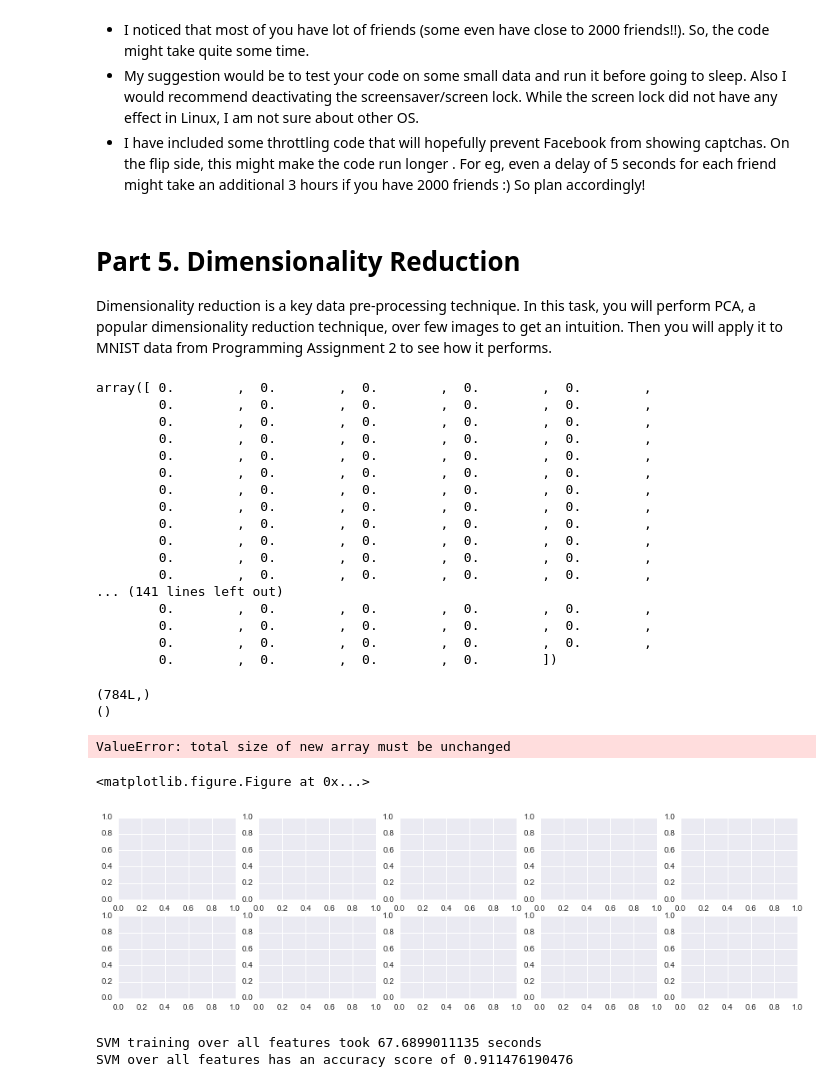
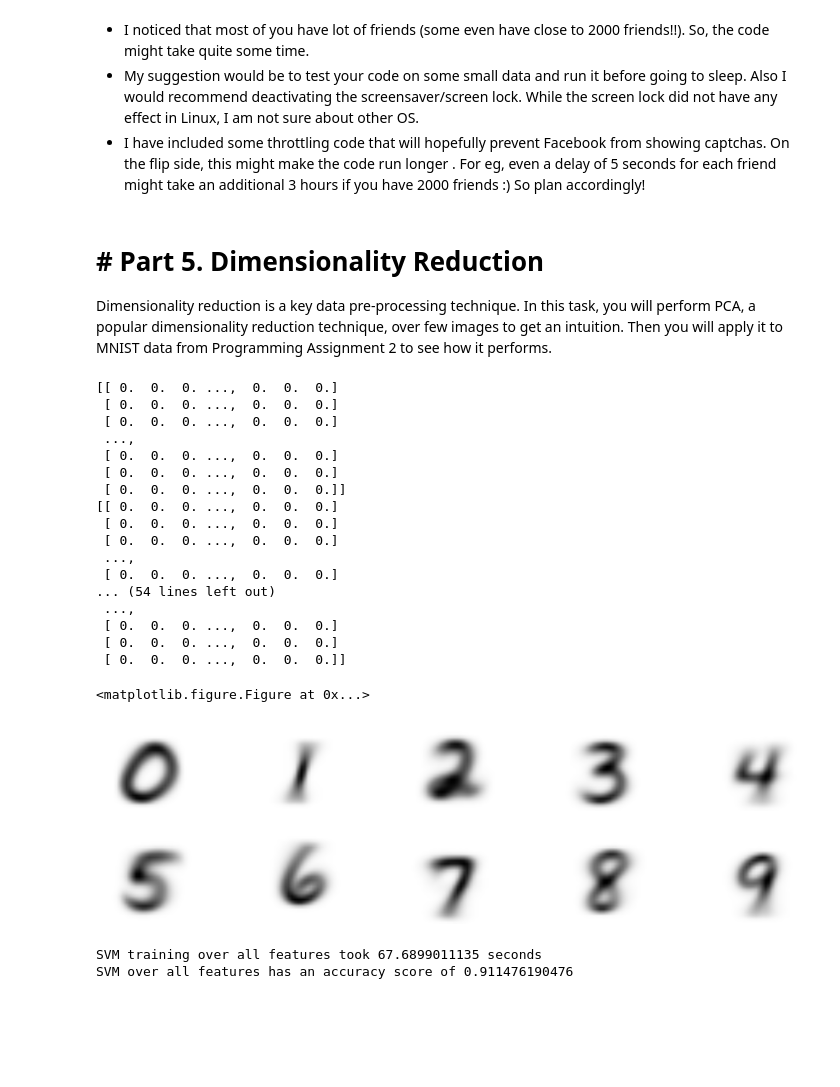
Before and after one commit to sreeharihegden/CSE-5334-Data-Mining, a Jupyter notebook: PA3/PA3_Clustering_DimensionalityReduction.ipynb, the cells around one changed output. Cells and saved outputs as stored; diff of their text form; code cells hidden in the pictures; blank space fills up the shorter version.

```diff
--- a/PA3/PA3_Clustering_DimensionalityReduction.ipynb
+++ b/PA3/PA3_Clustering_DimensionalityReduction.ipynb
@@ -1461,7 +1461,7 @@ t4i_print_top_representative_friends(t4g_best_clusterings, 5)
 
 # Many more that I cannot think of right now :)
 # %% [markdown]
-# Part 5. Dimensionality Reduction
+# # Part 5. Dimensionality Reduction
 
 Dimensionality reduction is a key data pre-processing technique. In this task, you will perform PCA, a popular dimensionality reduction technique, over few images to get an intuition. Then you will apply it to MNIST data from Programming Assignment 2 to see how it performs.
 # %%
@@ -1493,60 +1493,49 @@ p5_train_data, p5_test_data, p5_train_labels, p5_test_labels = \
 # This will be the only modification we will make to the image
 p5_train_data = p5_train_data / 255.0
 p5_test_data = p5_test_data / 255.0
-# %%
-#print p5_train_data
-p5_train_data[0]
-# %% [output]
-array([ 0.        ,  0.        ,  0.        ,  0.        ,  0.        ,
-        0.        ,  0.        ,  0.        ,  0.        ,  0.        ,
-        0.        ,  0.        ,  0.        ,  0.        ,  0.        ,
-        0.        ,  0.        ,  0.        ,  0.        ,  0.        ,
-        0.        ,  0.        ,  0.        ,  0.        ,  0.        ,
-        0.        ,  0.        ,  0.        ,  0.        ,  0.        ,
-        0.        ,  0.        ,  0.        ,  0.        ,  0.        ,
-        0.        ,  0.        ,  0.        ,  0.        ,  0.        ,
-        0.        ,  0.        ,  0.        ,  0.        ,  0.        ,
-        0.        ,  0.        ,  0.        ,  0.        ,  0.        ,
-        0.        ,  0.        ,  0.        ,  0.        ,  0.        ,
-        0.        ,  0.        ,  0.        ,  0.        ,  0.        ,
-... (141 lines left out)
-        0.        ,  0.        ,  0.        ,  0.        ,  0.        ,
-        0.        ,  0.        ,  0.        ,  0.        ,  0.        ,
-        0.        ,  0.        ,  0.        ,  0.        ,  0.        ,
-        0.        ,  0.        ,  0.        ,  0.        ])
 # %%
 #Task t5a:
 # Plot the average value of all digits
 
 plt.figure()
 fig,axes = plt.subplots(2, 5, figsize=(15,4))
 
 for i in range(10):
     t5a_row, t5a_col = i // 5, i%5
 
     #Change below: Subset p5_train_data with images for digit i only
     # Possible to do it 1 liner (similar to how it is done in Pandas)
-    #t5a_digit_i_subset = p5_train_data[i,:]
-    t5a_digit_i_subset = p5_train_data.isin()
-    p5_train_data.loc[i].isin(t5a_row==t5a_col)
-    print t5a_digit_i_subset.shape
+    t5a_digit_i_subset = p5_train_data[p5_train_labels == i]
 
     #Change below: compute avg value of t5a_training_data_sevens_only and t5a_training_data_nines_only
     # remember to use a vectorized version of mean for efficiency
-    t5a_digit_i_subset_mean = t5a_digit_i_subset.mean()
-    print t5a_digit_i_subset_mean.shape
+    t5a_digit_i_subset_mean = np.mean(t5a_digit_i_subset,axis=0)
 
     #Do not change below
     axes[t5a_row][t5a_col].imshow( t5a_digit_i_subset_mean.reshape(28, 28), cmap="Greys")
     axes[t5a_row][t5a_col].grid(False)
     axes[t5a_row][t5a_col].get_xaxis().set_ticks([])
     axes[t5a_row][t5a_col].get_yaxis().set_ticks([])
 # %% [output]
-(784L,)
-()
+[[ 0.  0.  0. ...,  0.  0.  0.]
+ [ 0.  0.  0. ...,  0.  0.  0.]
+ [ 0.  0.  0. ...,  0.  0.  0.]
+ ...,
+ [ 0.  0.  0. ...,  0.  0.  0.]
+ [ 0.  0.  0. ...,  0.  0.  0.]
+ [ 0.  0.  0. ...,  0.  0.  0.]]
+[[ 0.  0.  0. ...,  0.  0.  0.]
+ [ 0.  0.  0. ...,  0.  0.  0.]
+ [ 0.  0.  0. ...,  0.  0.  0.]
+ ...,
+ [ 0.  0.  0. ...,  0.  0.  0.]
+... (54 lines left out)
+ ...,
+ [ 0.  0.  0. ...,  0.  0.  0.]
+ [ 0.  0.  0. ...,  0.  0.  0.]
+ [ 0.  0.  0. ...,  0.  0.  0.]]
-ValueError: total size of new array must be unchanged
+<matplotlib.figure.Figure at 0x...>
-<matplotlib.figure.Figure at 0x...>
-[figure, old version]
+[figure, new version]
 # %%
 #Task t5b: train a multi class classifier (OneVsRest) with LinearSVC class and make predictions and print it.
 
```
Also changed, not shown: parts of 4 cells of this notebook.
